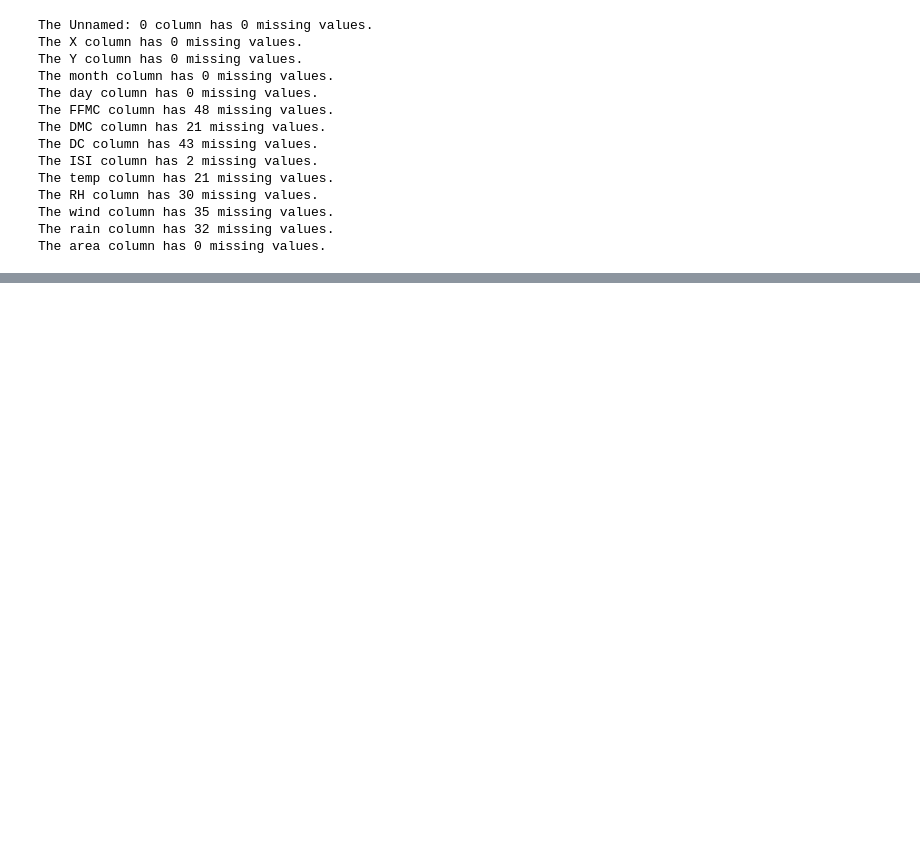
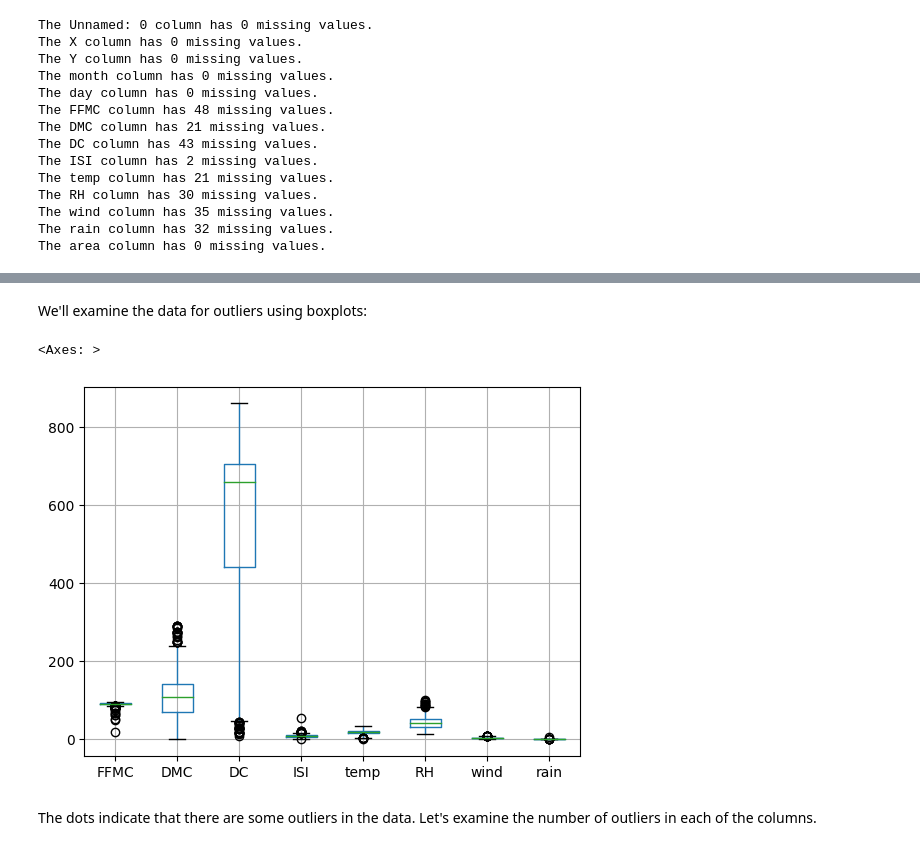
Before and after one commit to Clarkszw/clarkszw.github.io, a Jupyter notebook: Python/Forest_Fires/Forest_Fires.ipynb, the cells around one changed output, grey strips where cells are left out. Saved outputs shown, nothing was run; the diff lists cells and outputs as text; code cells hidden in the pictures; blank space fills up the shorter version.

```diff
--- a/Python/Forest_Fires/Forest_Fires.ipynb
+++ b/Python/Forest_Fires/Forest_Fires.ipynb
@@ -31,0 +86,8 @@ The area column has 0 missing values.
+# %%
+def is_summer_month(month):
+    if month in ["jun", "jul", "aug"]:
+        return 1
+    else:
+        return 0
+
+fires["summer"] = [is_summer_month(m) for m in fires["month"]]
@@ -31,0 +96,9 @@ The area column has 0 missing values.
+# %%
+from sklearn.impute import KNNImputer
+
+imp = KNNImputer(missing_values = np.nan, n_neighbors=3)
+
+fires_missing = fires[fires.columns[5:13]] # FFMC to rain
+imputed = pd.DataFrame(imp.fit_transform(fires_missing),
+                       columns = fires.columns[5:13])
+imputed
@@ -31,0 +119,9 @@ The area column has 0 missing values.
+# %% [markdown]
+We'll examine the data for outliers using boxplots:
+# %%
+imputed.boxplot(column=["FFMC", "DMC", "DC", "ISI", "temp", "RH", "wind", "rain"])
+# %% [output]
+<Axes: >
+[figure, added]
+# %% [markdown]
+The dots indicate that there are some outliers in the data. Let's examine the number of outliers in each of the columns.
```
Also changed, not shown: parts of 25 cells of this notebook, 2 other files.
